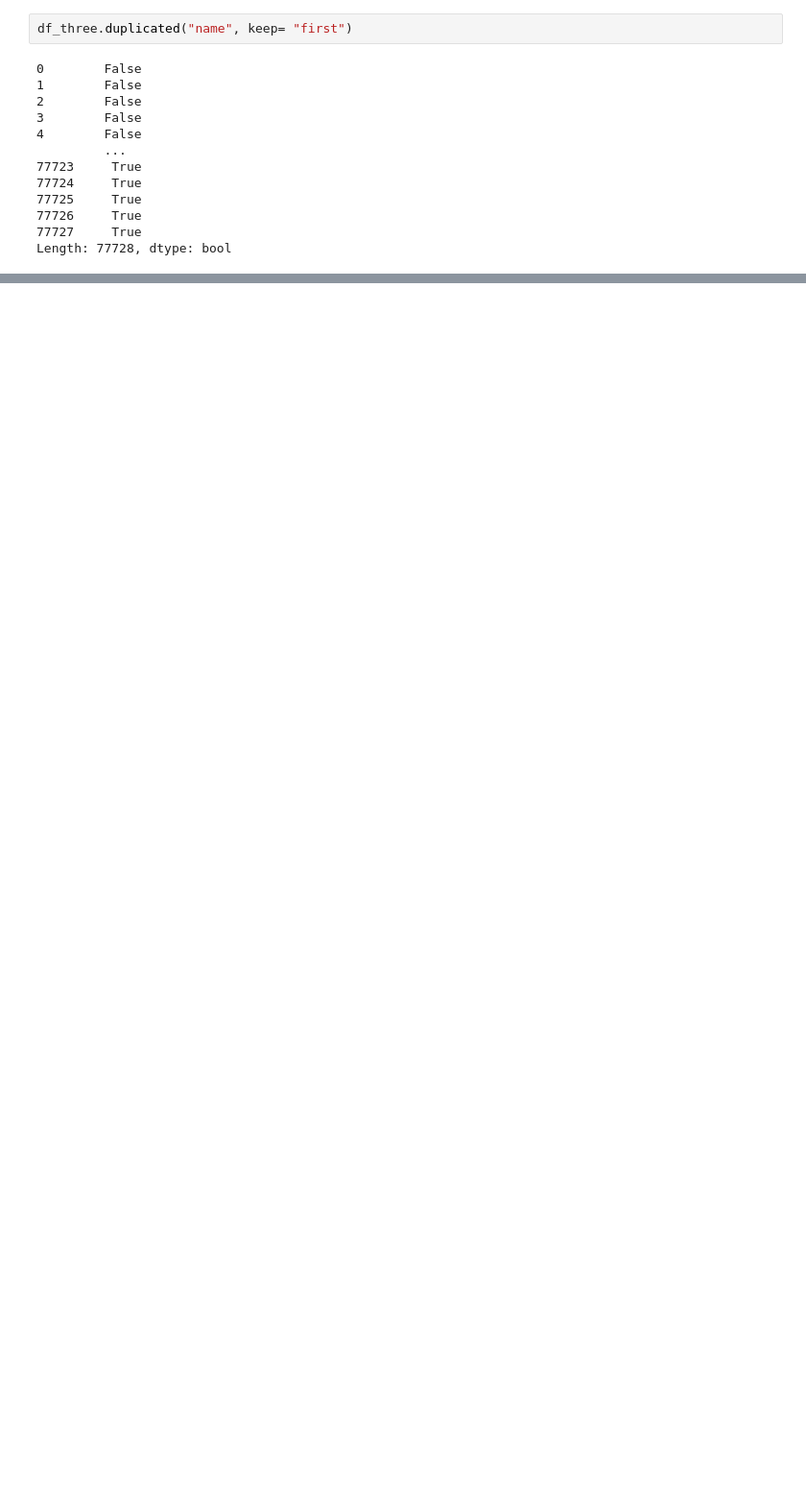
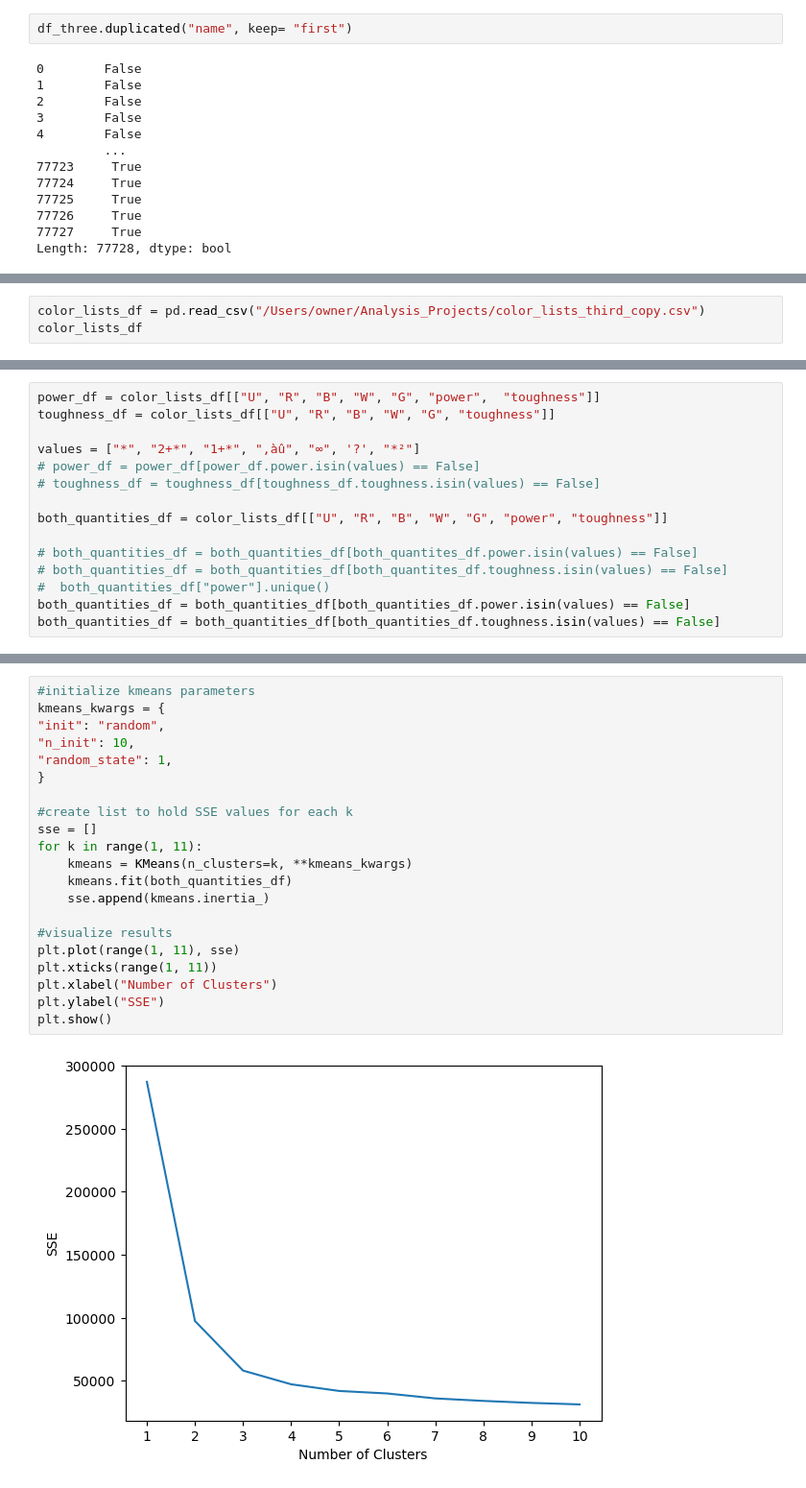
Before and after one commit to Mickie-n-s/MTG_Project, a Jupyter notebook: MTG_Cleaning.ipynb, the cells around one changed output, grey strips where cells are left out. Shown at 96% size. Drawn from its saved outputs; the diff is of its cells as text; blank space fills up the shorter version.

```diff
--- a/MTG_Cleaning.ipynb
+++ b/MTG_Cleaning.ipynb
@@ -307,0 +219,3 @@ print(accuracy_score(y_test,y_pred))
+# %%
+color_lists_df = pd.read_csv("/Users/owner/Analysis_Projects/color_lists_third_copy.csv")
+color_lists_df
@@ -307,0 +292,15 @@ print(accuracy_score(y_test,y_pred))
+# %%
+power_df = color_lists_df[["U", "R", "B", "W", "G", "power",  "toughness"]]
+toughness_df = color_lists_df[["U", "R", "B", "W", "G", "toughness"]]
+
+values = ["*", "2+*", "1+*", "‚àû", "∞", '?', "*²"]
+# power_df = power_df[power_df.power.isin(values) == False]
+# toughness_df = toughness_df[toughness_df.toughness.isin(values) == False]
+
+both_quantities_df = color_lists_df[["U", "R", "B", "W", "G", "power", "toughness"]]
+
+# both_quantities_df = both_quantities_df[both_quantites_df.power.isin(values) == False]
+# both_quantities_df = both_quantities_df[both_quantites_df.toughness.isin(values) == False]
+#  both_quantities_df["power"].unique()
+both_quantities_df = both_quantities_df[both_quantities_df.power.isin(values) == False]
+both_quantities_df = both_quantities_df[both_quantities_df.toughness.isin(values) == False]
@@ -307,0 +338,23 @@ print(accuracy_score(y_test,y_pred))
+# %%
+#initialize kmeans parameters
+kmeans_kwargs = {
+"init": "random",
+"n_init": 10,
+"random_state": 1,
+}
+
+#create list to hold SSE values for each k
+sse = []
+for k in range(1, 11):
+    kmeans = KMeans(n_clusters=k, **kmeans_kwargs)
+    kmeans.fit(both_quantities_df)
+    sse.append(kmeans.inertia_)
+
+#visualize results
+plt.plot(range(1, 11), sse)
+plt.xticks(range(1, 11))
+plt.xlabel("Number of Clusters")
+plt.ylabel("SSE")
+plt.show()
+# %% [output]
+[figure, added]
```
Also changed, not shown: parts of 50 cells of this notebook.
